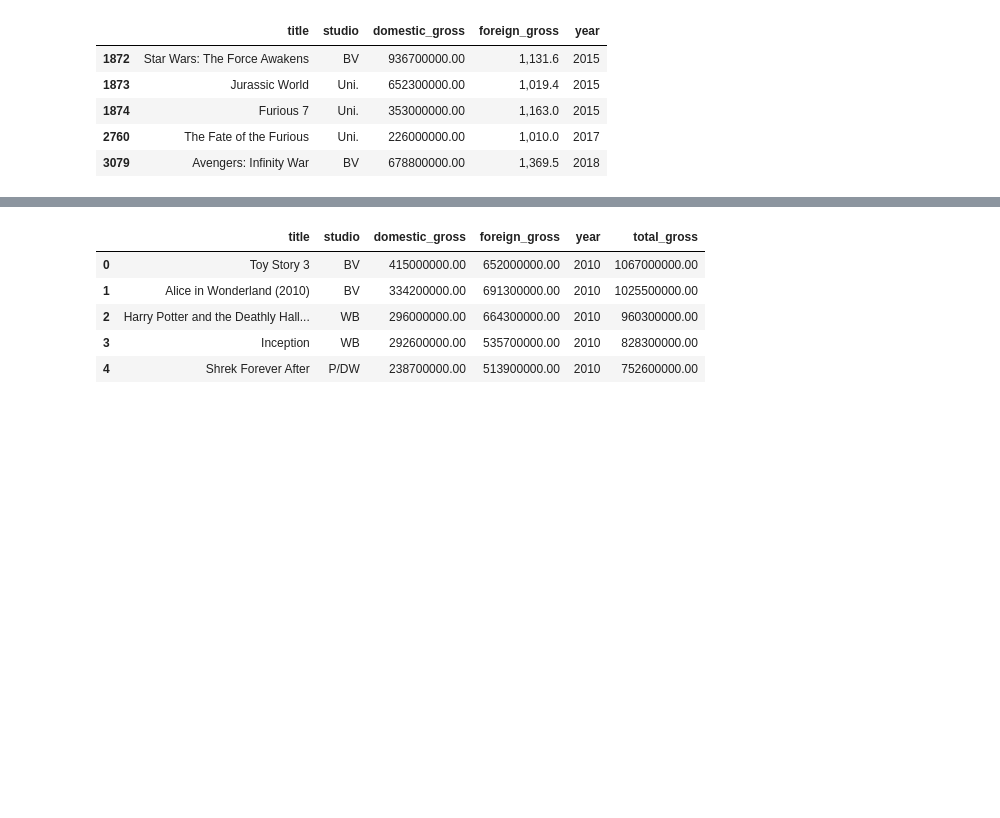
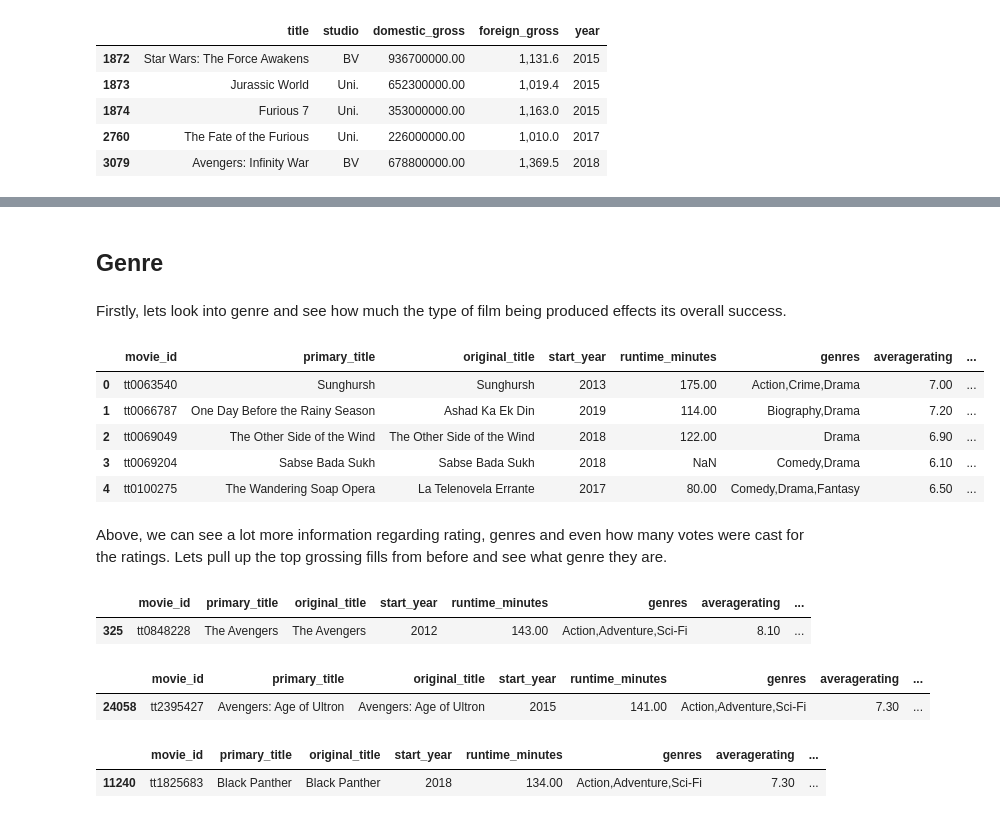
Before and after one commit to Djohnson1313/Phase_2_Project, a Jupyter notebook: Phase.1.project.notebook.ipynb, the cells around one changed output, grey strips where cells are left out. Cells and saved outputs as stored; diff of their text form; code cells hidden in the pictures; blank space fills up the shorter version.

```diff
--- a/Phase.1.project.notebook.ipynb
+++ b/Phase.1.project.notebook.ipynb
@@ -5,0 +122,7 @@ df = pd.read_csv('bom.movie_gross.csv.gz')
+# %%
+df2 = pd.read_sql('''
+select *
+from movie_basics
+join movie_ratings
+using (movie_id)
+''', conn)
@@ -46,0 +163,2 @@ memory usage: 26.6+ KB
+# %%
+df2['genres'].fillna('unk', inplace = True)
@@ -62,9 +214,13 @@ df['total_gross'] = df['domestic_gross'] + df['foreign_gross']
+# %% [markdown]
+## Genre
+# %% [markdown]
+Firstly, lets look into genre and see how much the type of film being produced effects its overall success.
 # %%
-df.head()
+df2.head()
 # %% [output]
-|  | title | studio | domestic_gross | foreign_gross | year | total_gross |
-| 0 | Toy Story 3 | BV | 415000000.00 | 652000000.00 | 2010 | 1067000000.00 |
-| 1 | Alice in Wonderland (2010) | BV | 334200000.00 | 691300000.00 | 2010 | 1025500000.00 |
-| 2 | Harry Potter and the Deathly Hall... | WB | 296000000.00 | 664300000.00 | 2010 | 960300000.00 |
-| 3 | Inception | WB | 292600000.00 | 535700000.00 | 2010 | 828300000.00 |
-| 4 | Shrek Forever After | P/DW | 238700000.00 | 513900000.00 | 2010 | 752600000.00 |
+|  | movie_id | primary_title | original_title | start_year | runtime_minutes | genres | averagerating | ... |
+| 0 | tt0063540 | Sunghursh | Sunghursh | 2013 | 175.00 | Action,Crime,Drama | 7.00 | ... |
+| 1 | tt0066787 | One Day Before the Rainy Season | Ashad Ka Ek Din | 2019 | 114.00 | Biography,Drama | 7.20 | ... |
+| 2 | tt0069049 | The Other Side of the Wind | The Other Side of the Wind | 2018 | 122.00 | Drama | 6.90 | ... |
+| 3 | tt0069204 | Sabse Bada Sukh | Sabse Bada Sukh | 2018 | NaN | Comedy,Drama | 6.10 | ... |
+| 4 | tt0100275 | The Wandering Soap Opera | La Telenovela Errante | 2017 | 80.00 | Comedy,Drama,Fantasy | 6.50 | ... |
@@ -72,0 +227,17 @@ conn = sqlite3.connect('im.db.unzipped')
+# %% [markdown]
+Above, we can see a lot more information regarding rating, genres and even how many votes were cast for the ratings. Lets pull up the top grossing fills from before and see what genre they are.
+# %%
+df2[df2['primary_title'] == 'The Avengers']
+# %% [output]
+|  | movie_id | primary_title | original_title | start_year | runtime_minutes | genres | averagerating | ... |
+| 325 | tt0848228 | The Avengers | The Avengers | 2012 | 143.00 | Action,Adventure,Sci-Fi | 8.10 | ... |
+# %%
+df2[df2['primary_title'] == 'Avengers: Age of Ultron']
+# %% [output]
+|  | movie_id | primary_title | original_title | start_year | runtime_minutes | genres | averagerating | ... |
+| 24058 | tt2395427 | Avengers: Age of Ultron | Avengers: Age of Ultron | 2015 | 141.00 | Action,Adventure,Sci-Fi | 7.30 | ... |
+# %%
+df2[df2['primary_title'] == 'Black Panther']
+# %% [output]
+|  | movie_id | primary_title | original_title | start_year | runtime_minutes | genres | averagerating | ... |
+| 11240 | tt1825683 | Black Panther | Black Panther | 2018 | 134.00 | Action,Adventure,Sci-Fi | 7.30 | ... |
```
Also changed, not shown: parts of 76 cells of this notebook.
